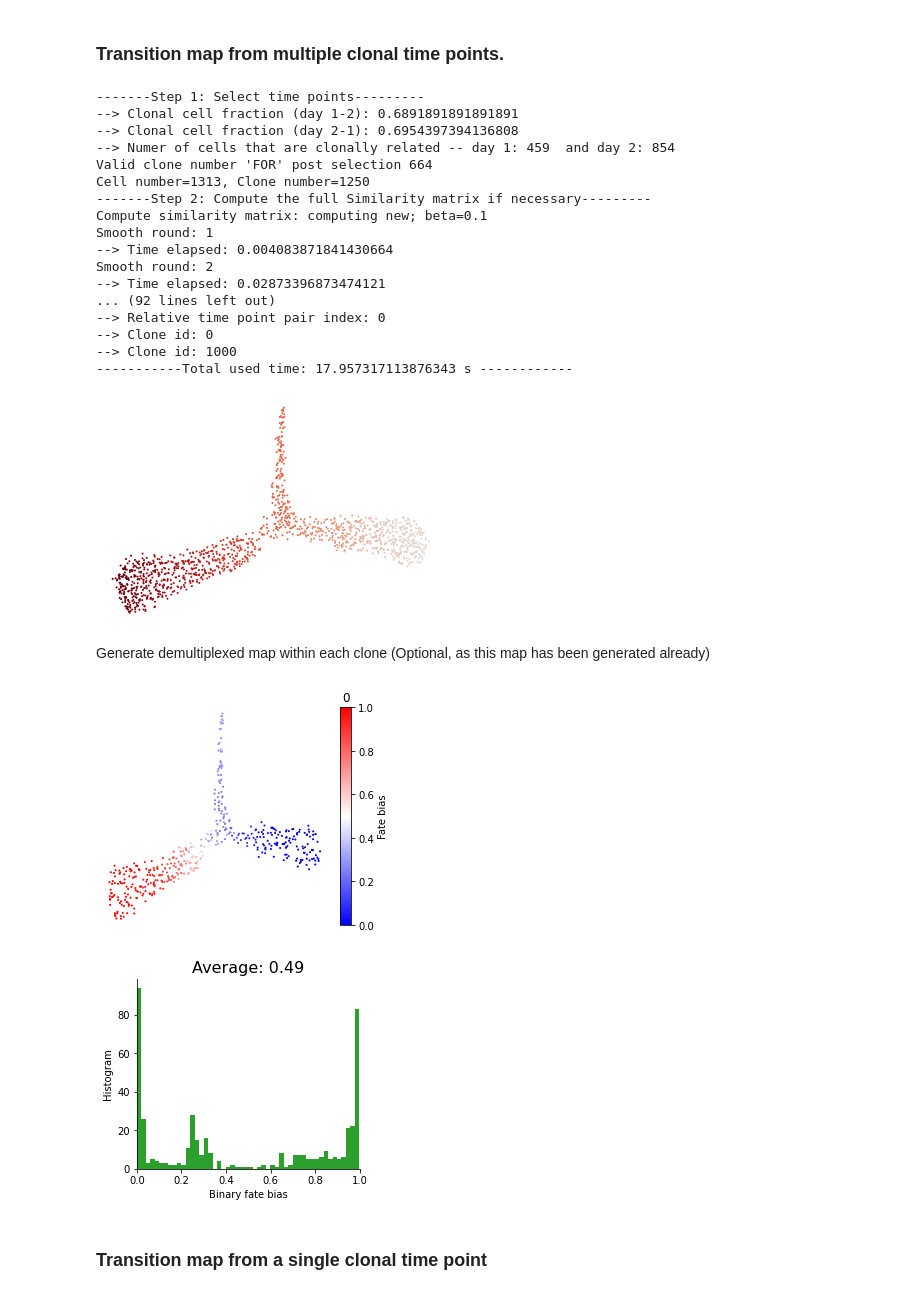
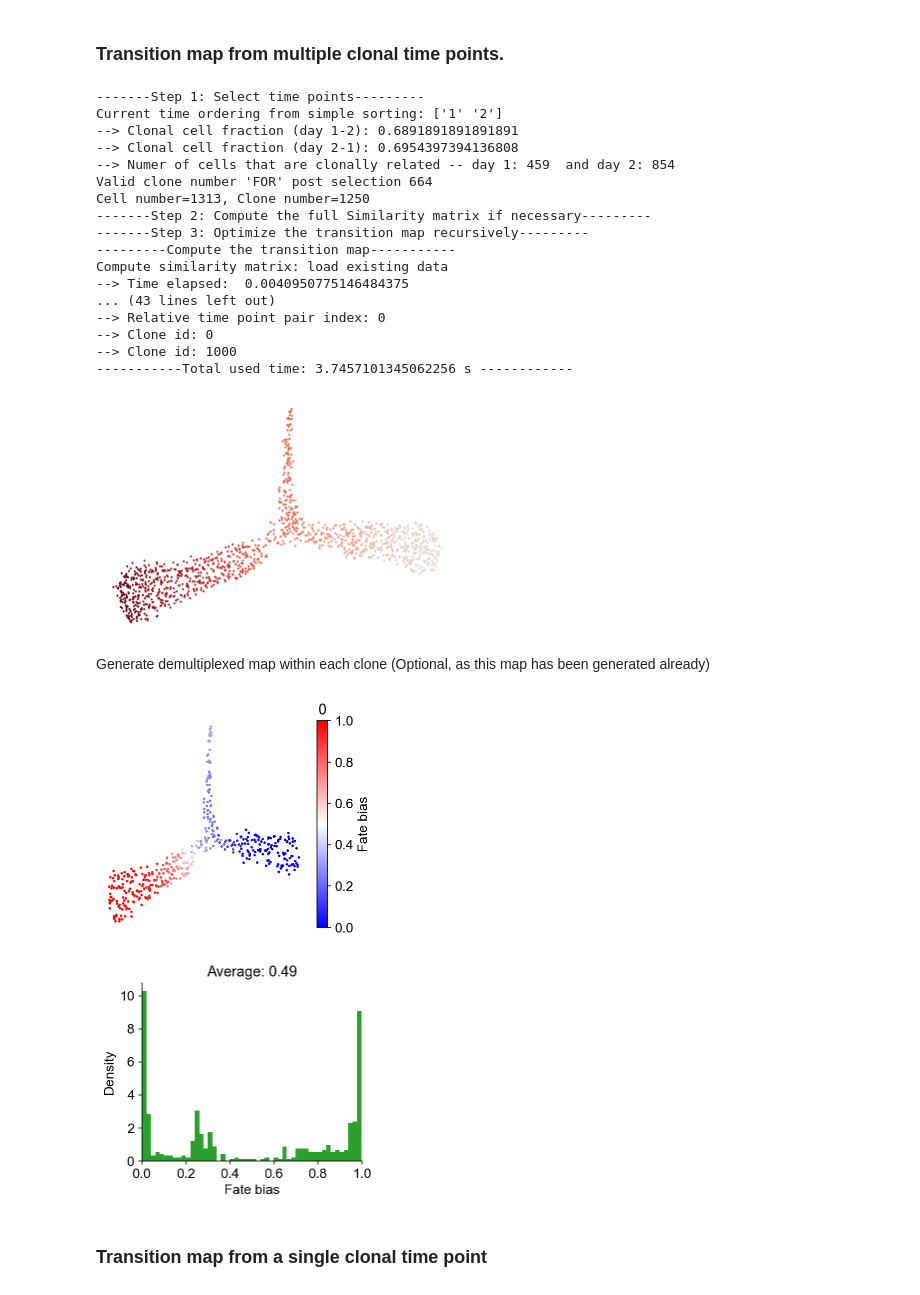
Before and after one commit to AllonKleinLab/cospar, a Jupyter notebook: docs/source/20210120-Bifurcation_model_dynamic_barcoding.ipynb, the cells around one changed output. Saved outputs shown, nothing was run; the diff lists cells and outputs as text; code cells hidden in the pictures.

Commit message:
Overhall plotting

```diff
--- a/docs/source/20210120-Bifurcation_model_dynamic_barcoding.ipynb
+++ b/docs/source/20210120-Bifurcation_model_dynamic_barcoding.ipynb
@@ -8,3 +8,7 @@ like the experimental design to obtain the hematopoietic dataset
 or the reprogramming dataset. The dataset has two time points.
 # %%
 import cospar as cs
+# %%
+cs.logging.print_version()
+cs.settings.verbosity=3
+cs.settings.set_figure_params(format='png',dpi=75,fontsize=14)
@@ -78,23 +78,23 @@ adata=cs.tmap.infer_Tmap_from_multitime_clones(adata_orig,selected_clonal_time_p
             CoSpar_KNN=20,noise_threshold=noise_threshold)
 # %% [output]
 -------Step 1: Select time points---------
+Current time ordering from simple sorting: ['1' '2']
 --> Clonal cell fraction (day 1-2): 0.6891891891891891
 --> Clonal cell fraction (day 2-1): 0.6954397394136808
 --> Numer of cells that are clonally related -- day 1: 459  and day 2: 854
 Valid clone number 'FOR' post selection 664
 Cell number=1313, Clone number=1250
 -------Step 2: Compute the full Similarity matrix if necessary---------
-Compute similarity matrix: computing new; beta=0.1
-Smooth round: 1
---> Time elapsed: 0.004083871841430664
-Smooth round: 2
---> Time elapsed: 0.02873396873474121
-... (92 lines left out)
+-------Step 3: Optimize the transition map recursively---------
+---------Compute the transition map-----------
+Compute similarity matrix: load existing data
+--> Time elapsed:  0.0040950775146484375
+... (43 lines left out)
 --> Relative time point pair index: 0
 --> Clone id: 0
 --> Clone id: 1000
------------Total used time: 17.957317113876343 s ------------
+-----------Total used time: 3.7457101345062256 s ------------
-[figure, old version]
+[figure, new version]
 # %% [markdown]
 Generate demultiplexed map within each clone (Optional, as this map has been generated already)
 # %%
@@ -103,11 +103,11 @@ if run_demultiplex:
     demulti_threshold=0.2 # This threshold should be smaller, ass the map has been further smoothed to expand to more states.
     cs.tmap.infer_intraclone_Tmap(adata,demulti_threshold=demulti_threshold)
 # %%
-cs.pl.fate_bias_from_binary_competition(adata,selected_fates=['0','1'],used_map_name='transition_map',
+cs.pl.binary_fate_bias(adata,selected_fates=['0','1'],used_map_name='transition_map',
             plot_target_state=False,map_backwards=True,sum_fate_prob_thresh=0)
 # %% [output]
-[figure, old version]
+[figure, new version]
-[figure, old version]
+[figure, new version]
 # %% [markdown]
 ### Transition map from a single clonal time point
 # %%
```
Also changed, not shown: parts of 10 cells of this notebook, 19 other files.
